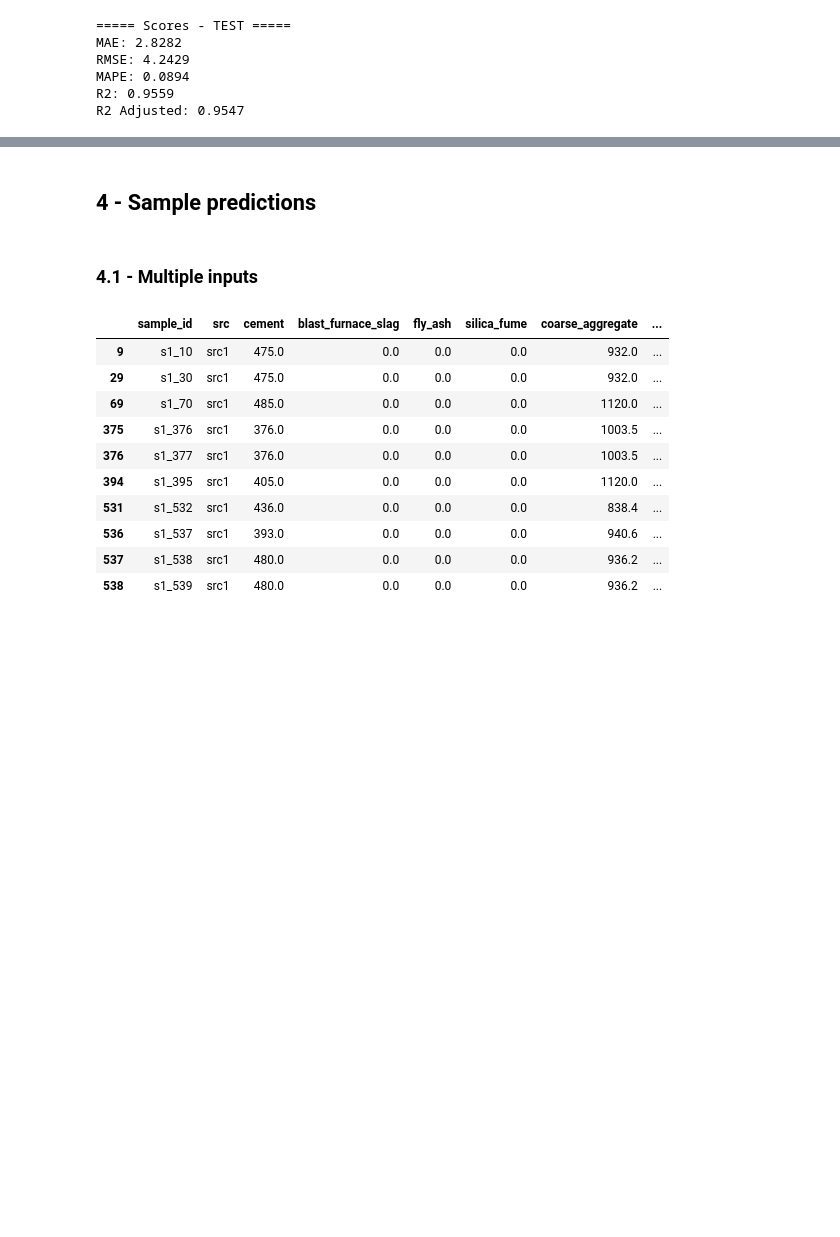
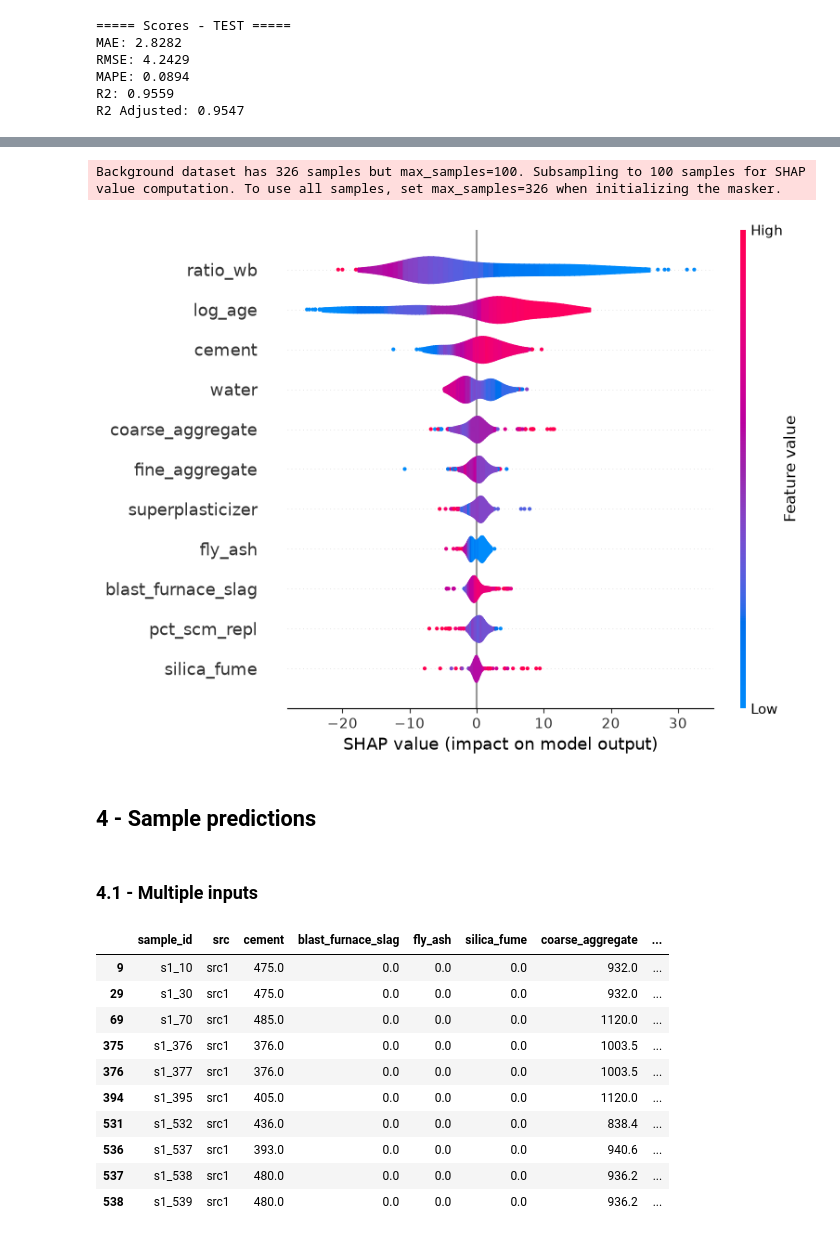
Before and after one commit to jcdcustodio/buhos-api, a Jupyter notebook: nb_train_script.ipynb, the cells around one changed output, grey strips where cells are left out. Drawn from its saved outputs; the diff is of its cells as text; code cells hidden in the pictures; blank space fills up the shorter version.

```diff
--- a/nb_train_script.ipynb
+++ b/nb_train_script.ipynb
@@ -330,3 +376,18 @@ R2 Adjusted: 0.9547
+# %%
+model = model_pipeline.named_steps["model"]
+preprocessing_pipeline = model_pipeline[:-1]
+X_preprocessed = preprocessing_pipeline.transform(X_test)
+
+explainer = shap.Explainer(model, X_preprocessed)
+shap_values = explainer(X_preprocessed)
+shap.summary_plot(shap_values, plot_type="violin", plot_size=(8, 6), show=False)
+
+plt.tight_layout()
+
+plt.savefig(IMAGE_PATH / "shap_summary_plot_final_model.png", dpi=300, bbox_inches="tight")
+# %% [output]
+Background dataset has 326 samples but max_samples=100. Subsampling to 100 samples for SHAP value computation. To use all samples, set max_samples=326 when initializing the masker.
+[figure, added]
 # %% [markdown]
 ## 4 - Sample predictions
 # %% [markdown]
```
Also changed, not shown: parts of 8 cells of this notebook, 2 other files.
